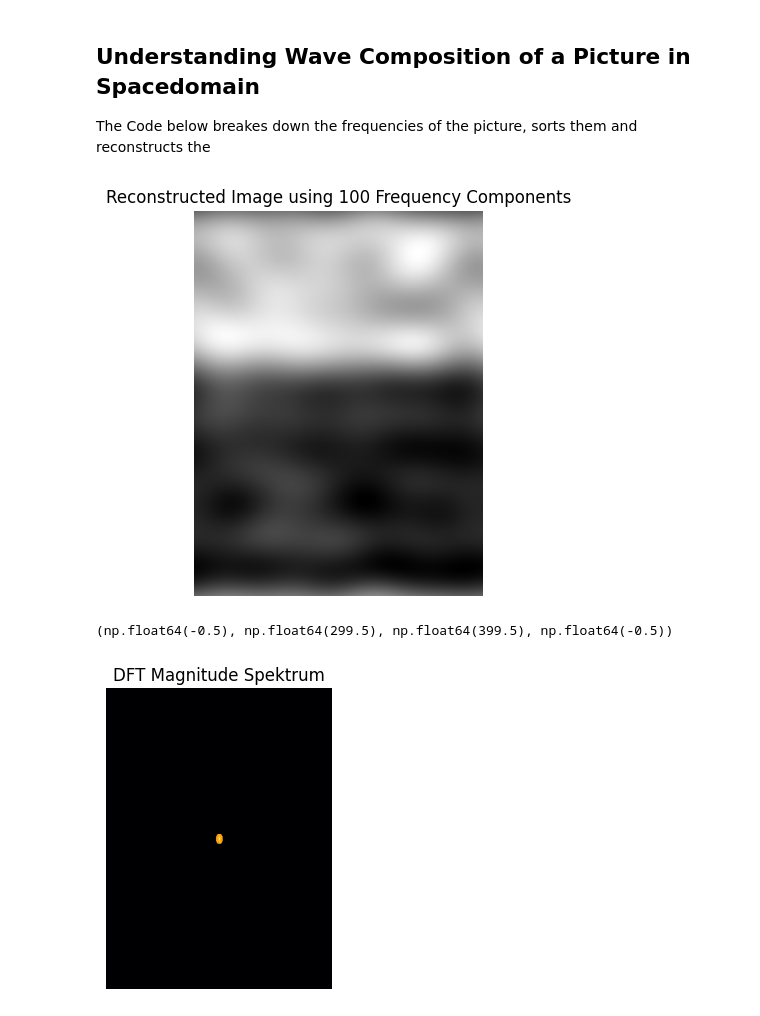
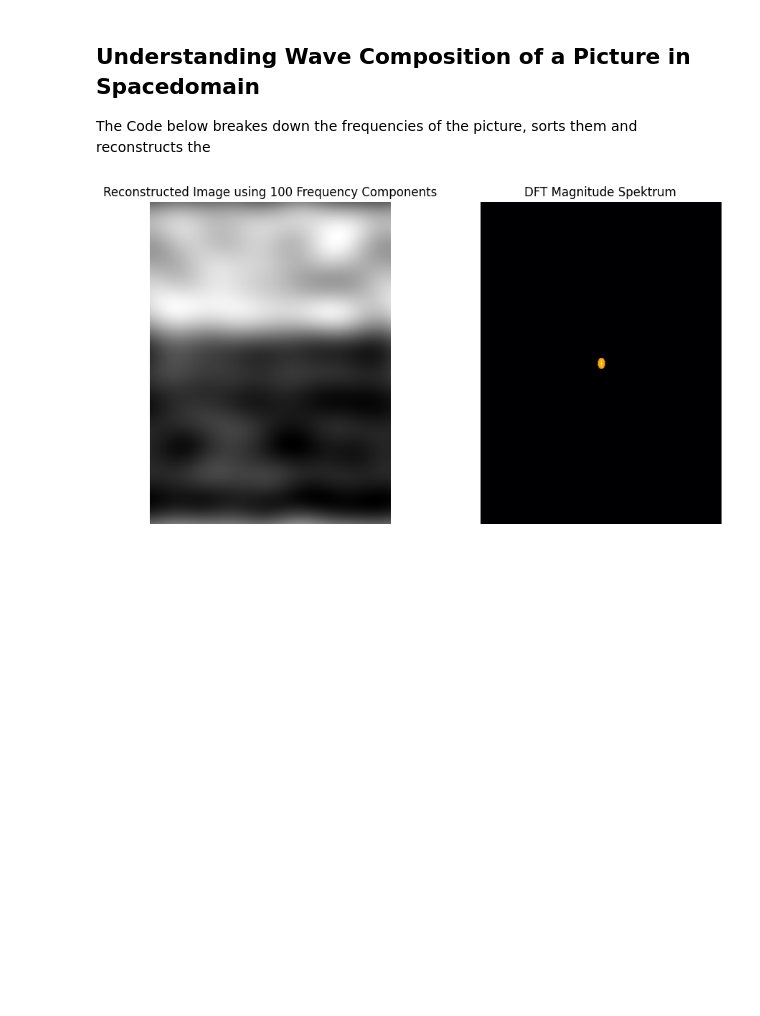
Before and after one commit to LucasSchuermann/Learning-Image-Processing, a Jupyter notebook: Frequenzraum.ipynb, the cells around one changed output. Cells and saved outputs as stored; diff of their text form; code cells hidden in the pictures; blank space fills up the shorter version.

```diff
--- a/Frequenzraum.ipynb
+++ b/Frequenzraum.ipynb
@@ -200,35 +200,39 @@ for i in range(num_components):
     amp = amplitude_flat[i]
     ph = phase_flat[i]
     fx = FX_flat[i]
     fy = FY_flat[i]
 
     # Generate the specific wave
     wave = amp * np.cos(2 * np.pi * (fx * X_grid + fy * Y_grid) + ph)
 
     # Add the wave to the reconstructed image
     img_reconstructed += wave
 
 # Step 6: Normalize the reconstructed image
 img_reconstructed /= num_components
 
 # take the fft of reconstructed picture
 fft_of_image =  np.fft.fft2(img_reconstructed)
 fft_of_image_shifted = np.fft.fftshift(fft_of_image)
 
-# Display the reconstructed image in spacedomain(left) and frequencydomain(right)
+# Display the reconstructed image in space domain (left) and frequency domain (right)
 plt.figure(figsize=(10, 5))
 
+# Reconstructed image subplot
 plt.subplot(1, 2, 1)
 plt.imshow(img_reconstructed, cmap='gray')
 plt.title(f'Reconstructed Image using {num_components} Frequency Components')
 plt.axis('off')
-plt.show()
 
+# Frequency domain subplot
 plt.subplot(1, 2, 2)
 plt.imshow(np.log(abs(fft_of_image_shifted)+1), cmap='inferno')
 plt.title('DFT Magnitude Spektrum')
 plt.axis('off')
+
+# Only call plt.show() once at the end to display the combined figure
+plt.tight_layout()  # Add this to improve spacing between subplots
+#plt.savefig(f'combined_{num_components}.png')
+plt.show()
 # %% [output]
-[figure, old version]
+[figure, new version]
-(np.float64(-0.5), np.float64(299.5), np.float64(399.5), np.float64(-0.5))
-[figure, removed]
```
Also changed, not shown: 2 other files.
